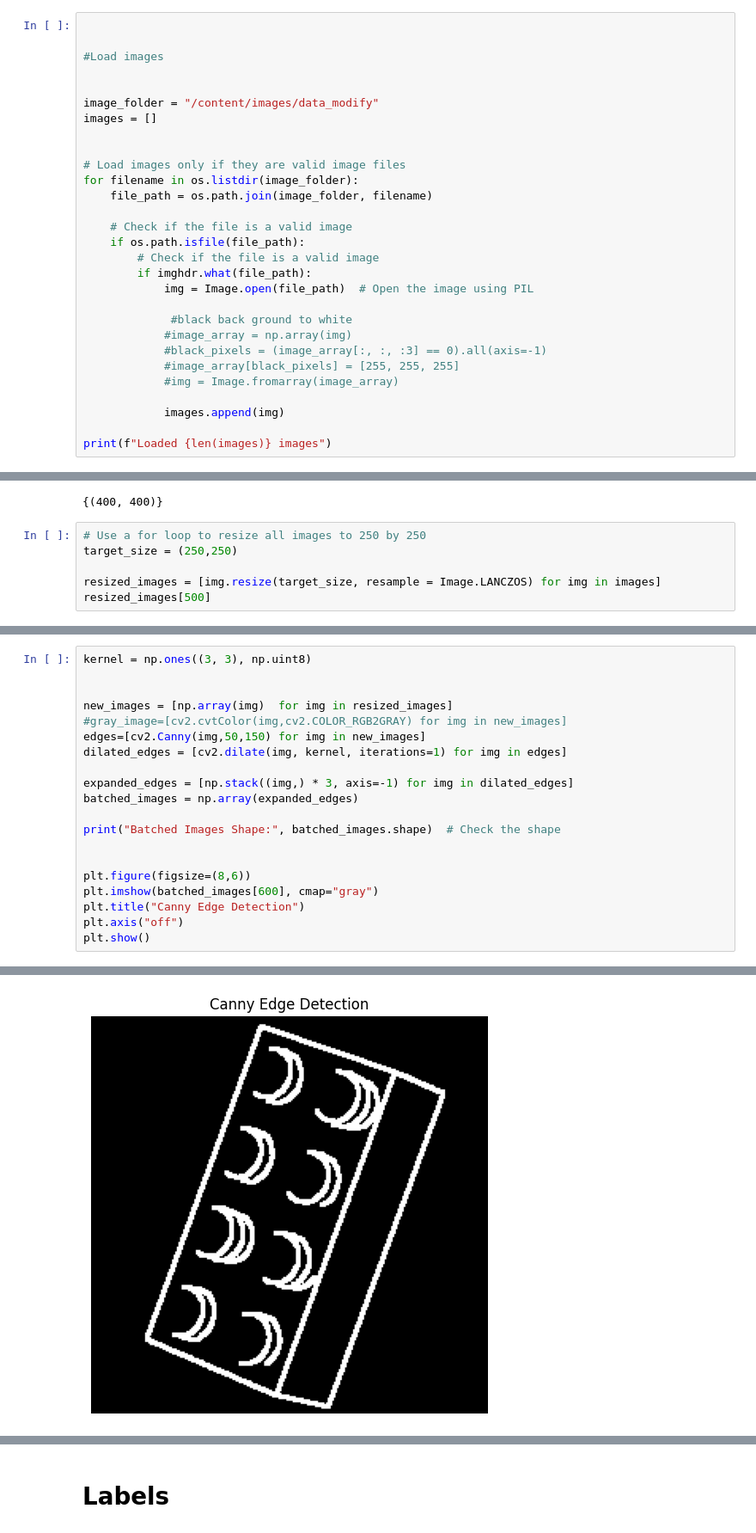
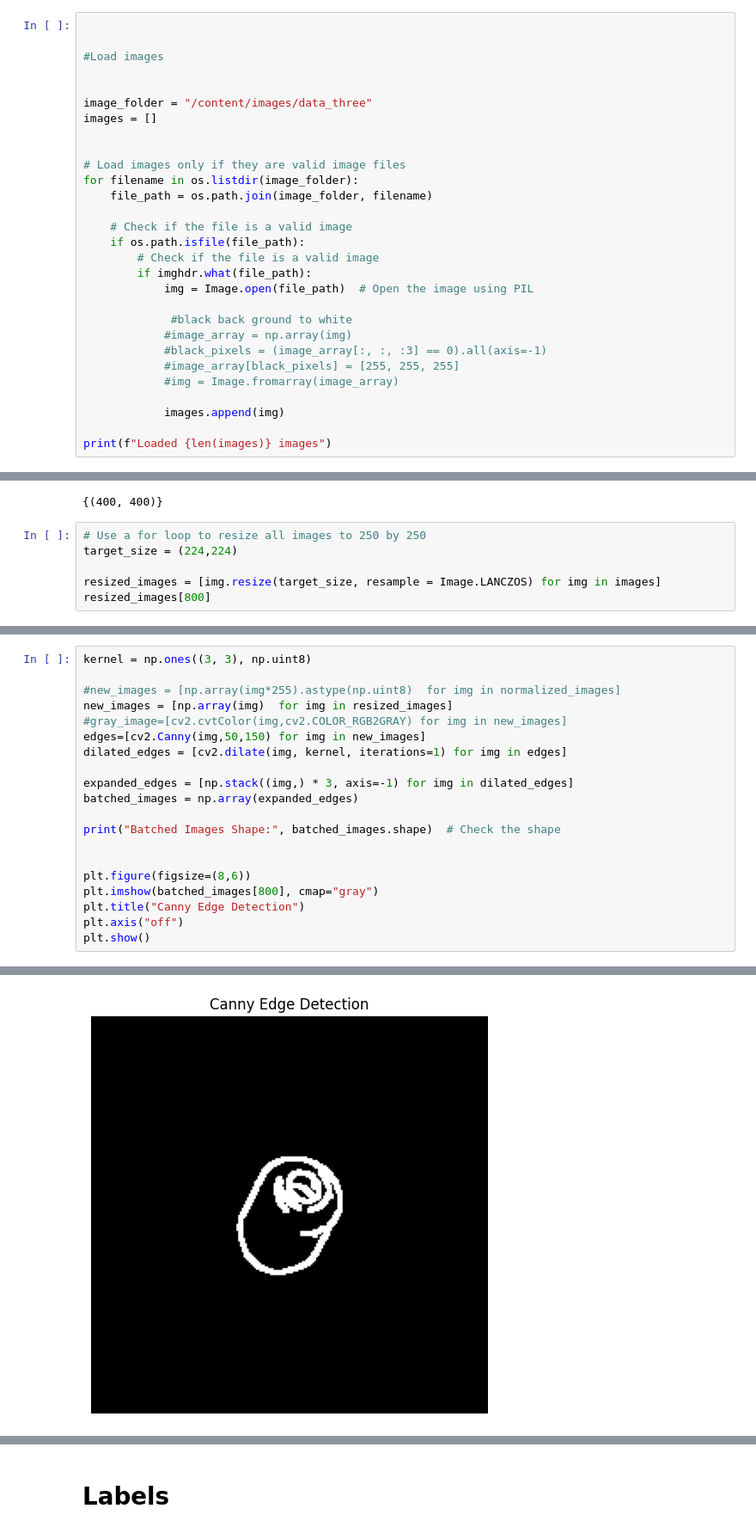
Before and after one commit to maadhuvijay/Project-3-AI-Bootcamp, a Jupyter notebook: Lego_classifier.ipynb, the cells around one changed output, grey strips where cells are left out. Shown: that part at 86% size. Saved outputs shown, nothing was run; the diff lists cells and outputs as text.

```diff
--- a/Lego_classifier.ipynb
+++ b/Lego_classifier.ipynb
@@ -48,7 +48,7 @@ with zipfile.ZipFile(zip_file, 'r') as zip_ref:
 #Load images
 
 
-image_folder = "/content/images/data_modify"
+image_folder = "/content/images/data_three"
 images = []
 
 
@@ -158,8 +169,8 @@ sizes
 {(400, 400)}
 # %%
 # Use a for loop to resize all images to 250 by 250
-target_size = (250,250)
+target_size = (224,224)
 
 resized_images = [img.resize(target_size, resample = Image.LANCZOS) for img in images]
-resized_images[500]
+resized_images[800]
 # %% [output]
@@ -174,7 +185,7 @@ sizes
 # %%
 kernel = np.ones((3, 3), np.uint8)
 
-
+#new_images = [np.array(img*255).astype(np.uint8)  for img in normalized_images]
 new_images = [np.array(img)  for img in resized_images]
 #gray_image=[cv2.cvtColor(img,cv2.COLOR_RGB2GRAY) for img in new_images]
 edges=[cv2.Canny(img,50,150) for img in new_images]
@@ -187,7 +198,7 @@ print("Batched Images Shape:", batched_images.shape)  # Check the shape
 
 
 plt.figure(figsize=(8,6))
-plt.imshow(batched_images[600], cmap="gray")
+plt.imshow(batched_images[800], cmap="gray")
 plt.title("Canny Edge Detection")
 plt.axis("off")
 plt.show()
@@ -196,4 +207,4 @@ Batched Images Shape: (1136, 250, 250, 3)
-[figure, old version]
+[figure, new version]
 # %%
 # Convert to NumPy array and then to float32
 
```
Also changed, not shown: parts of 55 cells of this notebook.
